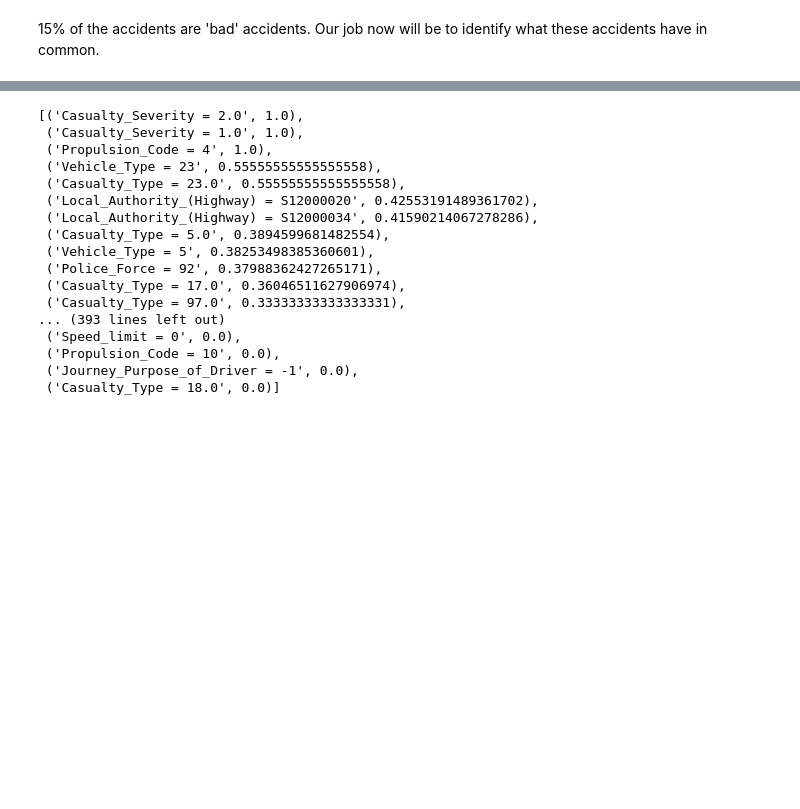
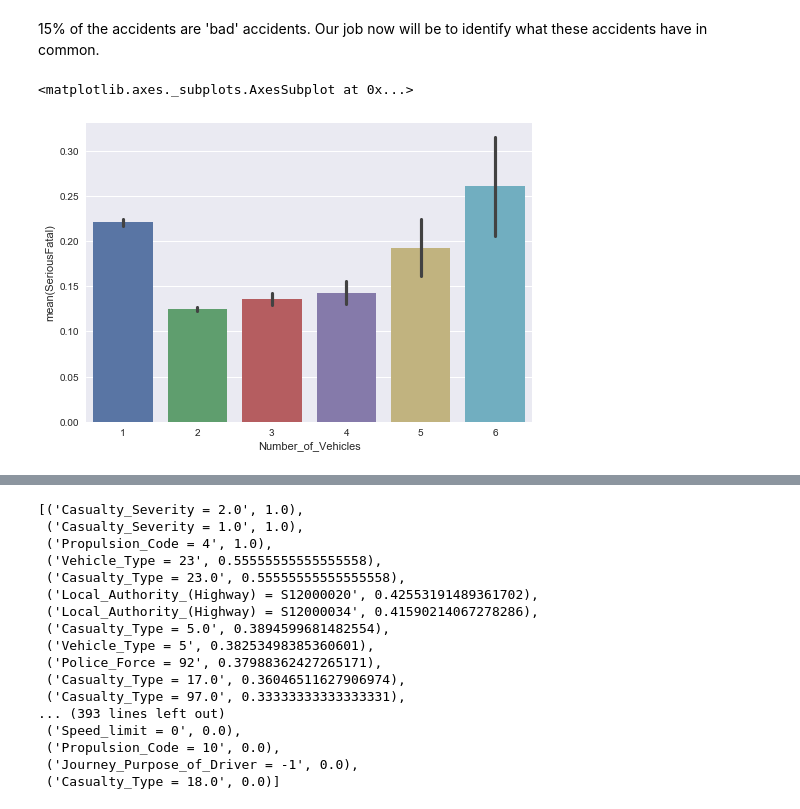
Before and after one commit to dreew23/portfolio, a Jupyter notebook: road_safety_project/code/20170301-RoadSafety-EDA.ipynb, the cells around one changed output, grey strips where cells are left out. Saved outputs shown, nothing was run; the diff lists cells and outputs as text; code cells hidden in the pictures; blank space fills up the shorter version.

```diff
--- a/road_safety_project/code/20170301-RoadSafety-EDA.ipynb
+++ b/road_safety_project/code/20170301-RoadSafety-EDA.ipynb
@@ -92,3 +92,13 @@ acc['SeriousFatal'].mean()
 0.15460958473753356
 # %% [markdown]
 15% of the accidents are 'bad' accidents. Our job now will be to identify what these accidents have in common.
+# %%
+temp = acc
+temp['Number_of_Vehicles'] = np.where(temp['Number_of_Vehicles']>5, 6, temp['Number_of_Vehicles'])
+#temp['Number_of_Vehicles'].astype(str)
+#temp[temp['Number_of_Vehicles']==6].head()
+#sns.countplot(data=temp, x='Number_of_Vehicles', hue='SeriousFatal')
+sns.barplot(data=temp, x='Number_of_Vehicles', y='SeriousFatal')
+# %% [output]
+<matplotlib.axes._subplots.AxesSubplot at 0x...>
+[figure, added]
```
Also changed, not shown: parts of 11 cells of this notebook, 3 other files.
